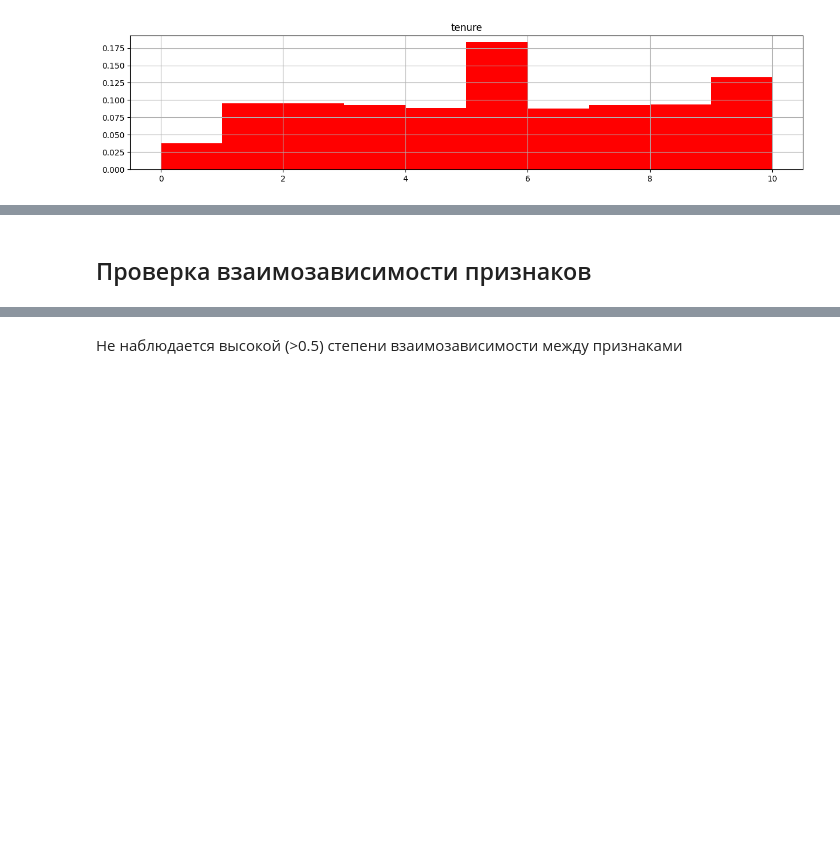
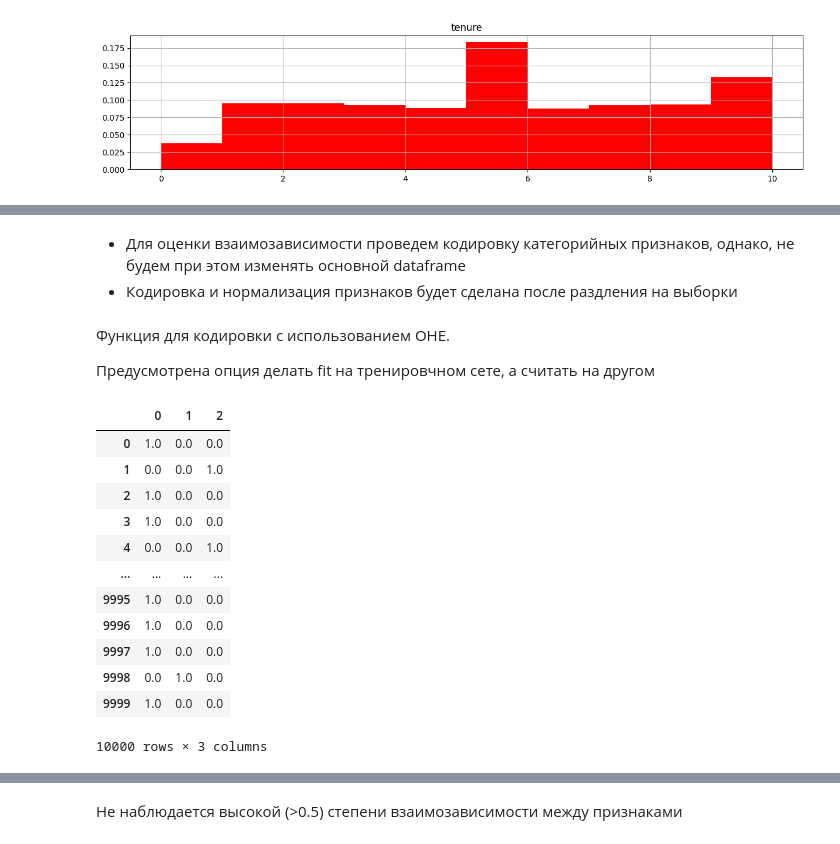
Before and after one commit to mne70let/ds_module2_supervised_learning, a Jupyter notebook: ds_module2_supervised_learning_Sergey_Pesotsky.ipynb, the cells around one changed output, grey strips where cells are left out. Cells and saved outputs as stored; diff of their text form; code cells hidden in the pictures; blank space fills up the shorter version.

```diff
--- a/ds_module2_supervised_learning_Sergey_Pesotsky.ipynb
+++ b/ds_module2_supervised_learning_Sergey_Pesotsky.ipynb
@@ -281,2 +208,29 @@ ColumnTransformer(transformers=[("col1",col1_pipe,[0]), ("col2",SimpleImputer(st
-# %% [markdown]
-## Проверка взаимозависимости признаков
+# %% [markdown]
+- Для оценки взаимозависимости проведем кодировку категорийных признаков, однако, не будем при этом изменять основной dataframe
+- Кодировка и нормализация признаков будет сделана после раздления на выборки
+# %% [markdown]
+Функция для кодировки с использованием OHE.
+
+Предусмотрена опция делать fit на тренировчном сете, а считать на другом
+# %%
+target_col='geography'
+
+oh_encoder = OneHotEncoder(sparse=False)
+oh_encoder.fit(df[[target_col]])
+df_enc = oh_encoder.transform(df[[target_col]])
+df_enc = pd.DataFrame(df_enc)
+df_enc
+# %% [output]
+|  | 0 | 1 | 2 |
+| 0 | 1.0 | 0.0 | 0.0 |
+| 1 | 0.0 | 0.0 | 1.0 |
+| 2 | 1.0 | 0.0 | 0.0 |
+| 3 | 1.0 | 0.0 | 0.0 |
+| 4 | 0.0 | 0.0 | 1.0 |
+| ... | ... | ... | ... |
+| 9995 | 1.0 | 0.0 | 0.0 |
+| 9996 | 1.0 | 0.0 | 0.0 |
+| 9997 | 1.0 | 0.0 | 0.0 |
+| 9998 | 0.0 | 1.0 | 0.0 |
+| 9999 | 1.0 | 0.0 | 0.0 |
+10000 rows × 3 columns
```
Also changed, not shown: parts of 19 cells of this notebook.
